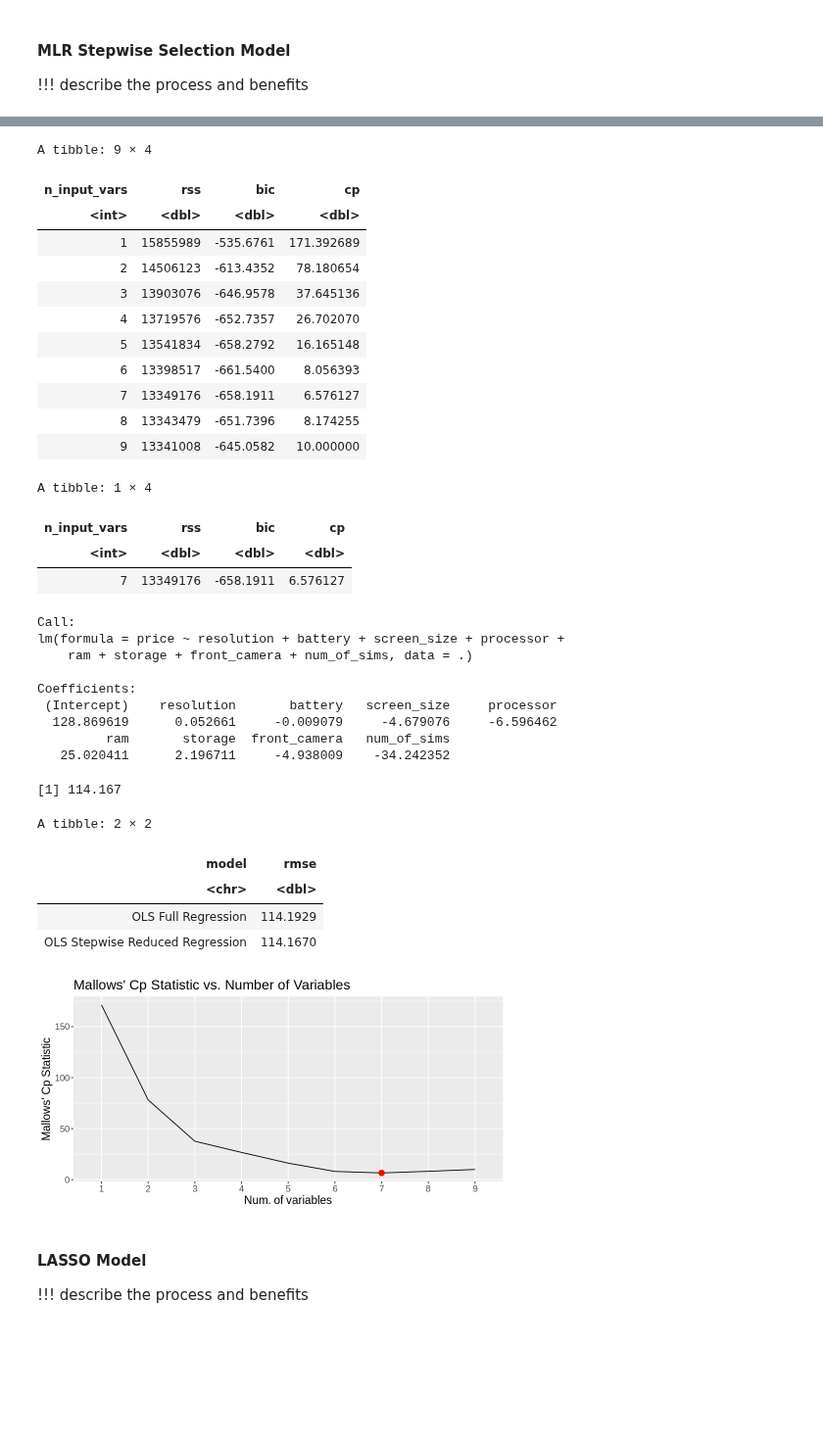
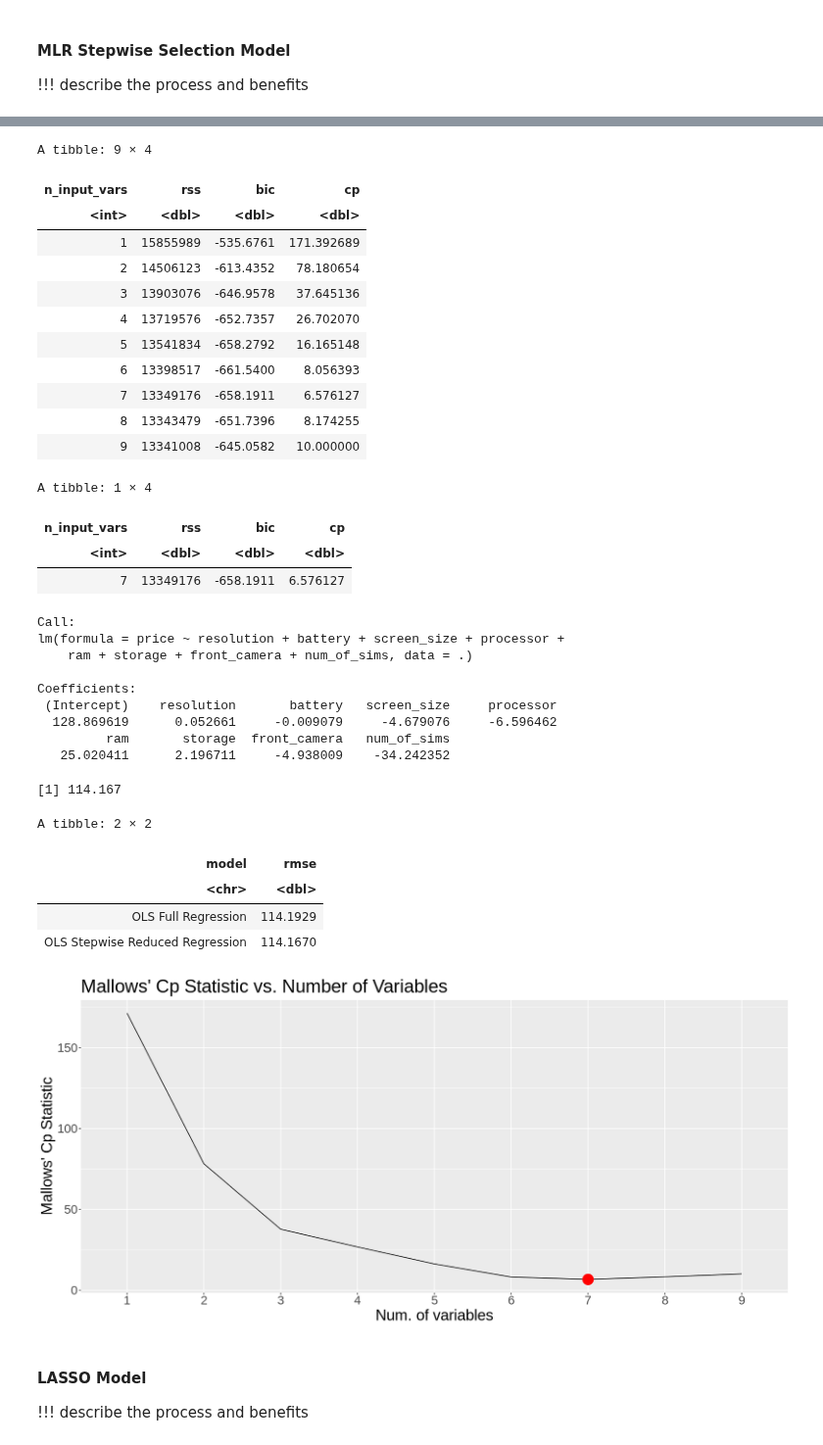
Before and after one commit to Ihor16/stat-301-project, a Jupyter notebook: FinalReport.ipynb, the cells around one changed output, grey strips where cells are left out. Shown at 98% size. Cells and saved outputs as stored; diff of their text form; code cells hidden in the pictures; blank space fills up the shorter version.

```diff
--- a/FinalReport.ipynb
+++ b/FinalReport.ipynb
@@ -264,33 +238,30 @@ Before conducting the analysis, we split the complete wrangled data set into tra
 # %%
 # Adding `ID` column to the full data set
-# (!!!) maybe change this to use the full phone_data instead of just numeric
-data <- phone_data_numeric
-
-data$ID <- rownames(data)
+phone_data$ID <- rownames(phone_data)
 
 # (1) Shuffling the full data set
 # (2) Selecting 70% of the observations
 # (3) Assigning those to the training data set
-phone_training <- data %>%
-sample_n(size = nrow(data) * 0.7)
+phone_training <- phone_data %>%
+  sample_n(size = nrow(phone_data) * 0.7)
 
 # Assigning the rest 30% of the observations to the testing set
 phone_testing <- anti_join(
-x = data,
-y = phone_training,
-by = "ID"
+  x = phone_data,
+  y = phone_training,
+  by = "ID"
 )
 
 # Dropping the `ID` column from the created data sets
 phone_training <- phone_training %>%
-select(-ID)
+  select(-ID)
 phone_testing <- phone_testing %>%
-select(-ID)
+  select(-ID)
 
 # Calculating the number of observations in training and testing sets
 tibble(
-data_set = c("training_data", "testing_data"),
-num_of_obs = c(phone_training %>% nrow(), phone_testing %>% nrow())
+  data_set = c("training_data", "testing_data"),
+  num_of_obs = c(phone_training %>% nrow(), phone_testing %>% nrow())
 )
 # %% [output]
 A tibble: 2 × 2
@@ -488,0 +440,12 @@ A tibble: 1 × 2
+# %%
+# Obtaining out-of-sample predictions for `price` from the testing set using the full model
+phone_model_full_test <- predict(
+  object = phone_model_full,
+  newdata = phone_testing,
+)
+
+# Displaying a confidence interval for prediction for the full model
+phone_training %>%
+  select(ram, storage, screen_size) %>%
+  cbind(predict(phone_model_full, interval = "confidence")) %>%
+  head(1)
@@ -517,7 +507,7 @@ min_cp <- phone_forward_sel_summary_df %>%
   filter(cp == min(phone_forward_sel_summary_df$cp))
 min_cp
 
-options(repr.plot.width = 8, repr.plot.height = 4)
+options(repr.plot.width = 15, repr.plot.height = 7)
 
 # Plotting Cp values from the variable selection summary table
 phone_forward_sel_summary_df %>%
@@ -527,14 +517,14 @@ phone_forward_sel_summary_df %>%
   geom_point(
     data = min_cp,
     color = "red",
-    size = 3
+    size = 7
   ) +
   labs(
     title = "Mallows' Cp Statistic vs. Number of Variables",
     x = "Num. of variables",
     y = "Mallows' Cp Statistic"
   ) +
-  theme(text = element_text(size = 14))
+  theme(text = element_text(size = 22))
 
 # !!! select the variables according to seed
 # Building a model using the variables selected by the stepwise forward selection
@@ -609,34 +599,34 @@ A tibble: 9 × 4
 | n_input_vars | rss | bic | cp |
 | <int> | <dbl> | <dbl> | <dbl> |
 | 1 | 15855989 | -535.6761 | 171.392689 |
 | 2 | 14506123 | -613.4352 | 78.180654 |
 | 3 | 13903076 | -646.9578 | 37.645136 |
 | 4 | 13719576 | -652.7357 | 26.702070 |
 | 5 | 13541834 | -658.2792 | 16.165148 |
 | 6 | 13398517 | -661.5400 | 8.056393 |
 | 7 | 13349176 | -658.1911 | 6.576127 |
 | 8 | 13343479 | -651.7396 | 8.174255 |
 | 9 | 13341008 | -645.0582 | 10.000000 |
 A tibble: 1 × 4
 | n_input_vars | rss | bic | cp |
 | <int> | <dbl> | <dbl> | <dbl> |
 | 7 | 13349176 | -658.1911 | 6.576127 |
 Call:
 lm(formula = price ~ resolution + battery + screen_size + processor +
     ram + storage + front_camera + num_of_sims, data = .)
 
 Coefficients:
  (Intercept)    resolution       battery   screen_size     processor
   128.869619      0.052661     -0.009079     -4.679076     -6.596462
          ram       storage  front_camera   num_of_sims
    25.020411      2.196711     -4.938009    -34.242352
 [1] 114.167
 A tibble: 2 × 2
 | model | rmse |
 | <chr> | <dbl> |
 | OLS Full Regression | 114.1929 |
 | OLS Stepwise Reduced Regression | 114.1670 |
-[figure, old version]
+[figure, new version]
 # %% [markdown]
 #### LASSO Model
 
```
Also changed, not shown: parts of 28 cells of this notebook.
